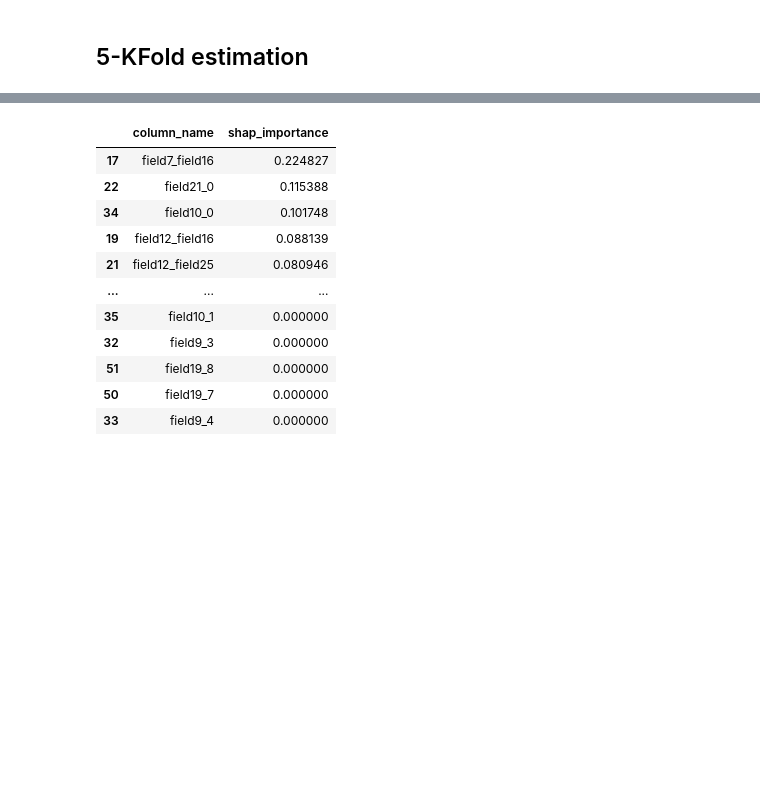
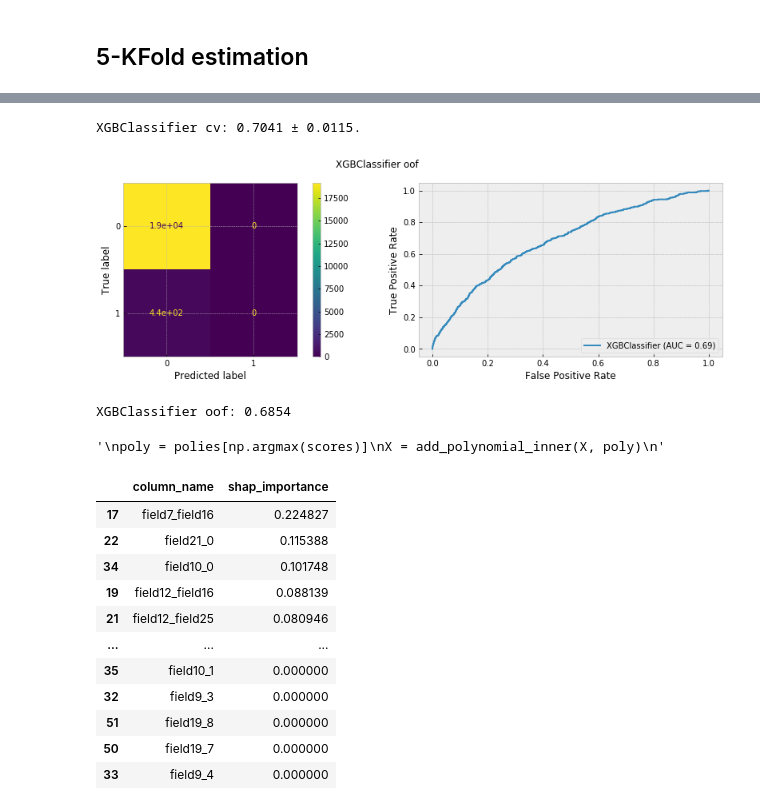
Before and after one commit to andygoosh/OneTwoTrip-Contest, a Jupyter notebook: workinprogress.ipynb, the cells around one changed output, grey strips where cells are left out. Drawn from its saved outputs; the diff is of its cells as text; code cells hidden in the pictures; blank space fills up the shorter version.

```diff
--- a/workinprogress.ipynb
+++ b/workinprogress.ipynb
@@ -804,3 +758,36 @@ XGBClassifier cv: 0.7054 ± 0.0066.
+# %%
+# baseline: 0.6909 ± 0.0085.
+#X_ = X_.drop(['field5', 'field11', 'field23', 'field29'], axis=1) # 0.6902 ± 0.0081.
+# cv: 0.7054 ± 0.0066. - add_aggregates + RFECV goosh
+X, y = prepare_data(df_train)
+
+scores, models, neighbs, polies = fit_estimate(X, y,
+        #lambda: skl.ensemble.BaggingClassifier(XGBClassifier(**get_best_params()), n_estimators=10, random_state=RS, oob_score=True),
+        lambda: XGBClassifier(**get_best_params_xgbc()),
+        #lambda: LGBMClassifier(**get_best_params_lgbm()),
+        n_folds=5, degree=0, n_neighbors=0)
+model = models[np.argmax(scores)]
+
+# estimate OOF
+X, y = prepare_data(df_oof)
+plot_cm_and_roc(model, X, y, 'oof')
+pred = model.predict_proba(X)
+
+print('{:} oof: {:.4f}'.format(type(model).__name__, skl.metrics.roc_auc_score(y, pred[:, 1])))
+
+'''
+neigh = neighbs[np.argmax(scores)]
+X = add_neughbors_inner(X, neigh)
+'''
+'''
+poly = polies[np.argmax(scores)]
+X = add_polynomial_inner(X, poly)
+'''
+# %% [output]
+XGBClassifier cv: 0.7041 ± 0.0115.
+[figure, added]
+XGBClassifier oof: 0.6854
+'\npoly = polies[np.argmax(scores)]\nX = add_polynomial_inner(X, poly)\n'
 # %%
 a = df_train.groupby('userid', as_index=False).count()
 a = a[a.field0 > 1]
```
Also changed, not shown: parts of 13 cells of this notebook.
